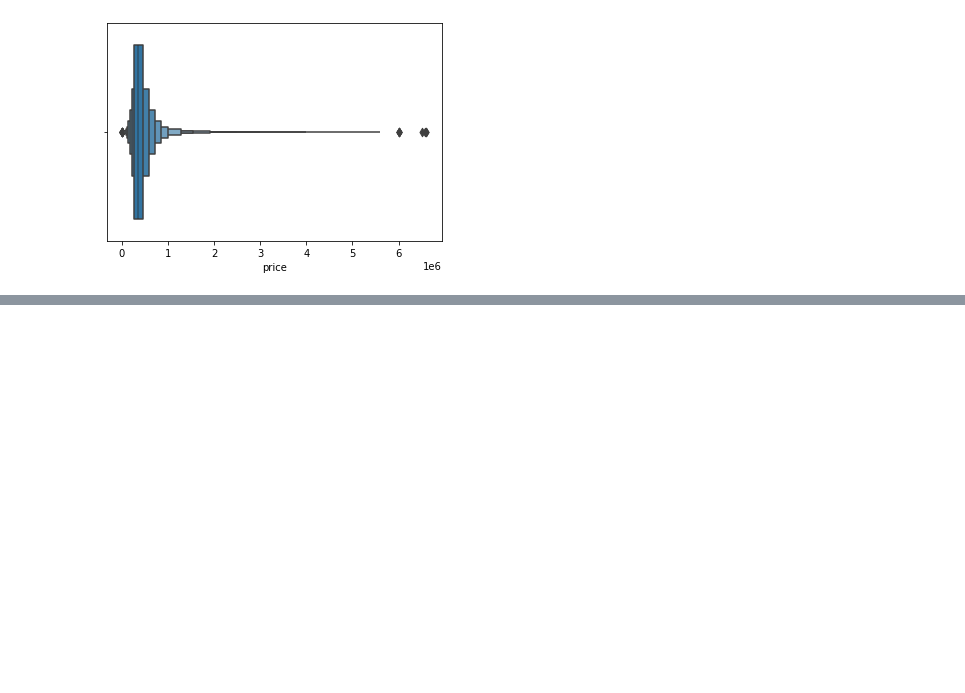
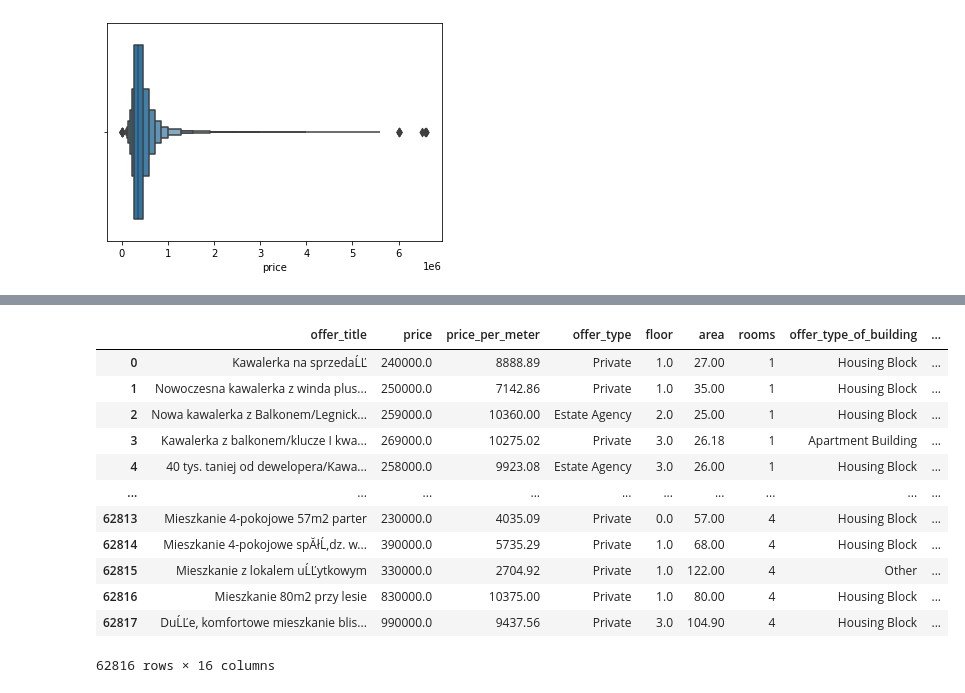
Before and after one commit to mateuszreliga/Poland_OLX_Home_Price, a Jupyter notebook: HomePrices.ipynb, the cells around one changed output, grey strips where cells are left out. Saved outputs shown, nothing was run; the diff lists cells and outputs as text; code cells hidden in the pictures; blank space fills up the shorter version.

```diff
--- a/HomePrices.ipynb
+++ b/HomePrices.ipynb
@@ -83,0 +72,16 @@ df.describe()
+# %%
+df[df['price']!=df['price'].min()]
+# %% [output]
+|  | offer_title | price | price_per_meter | offer_type | floor | area | rooms | offer_type_of_building | ... |
+| 0 | Kawalerka na sprzedaĹĽ | 240000.0 | 8888.89 | Private | 1.0 | 27.00 | 1 | Housing Block | ... |
+| 1 | Nowoczesna kawalerka z winda plus... | 250000.0 | 7142.86 | Private | 1.0 | 35.00 | 1 | Housing Block | ... |
+| 2 | Nowa kawalerka z Balkonem/Legnick... | 259000.0 | 10360.00 | Estate Agency | 2.0 | 25.00 | 1 | Housing Block | ... |
+| 3 | Kawalerka z balkonem/klucze I kwa... | 269000.0 | 10275.02 | Private | 3.0 | 26.18 | 1 | Apartment Building | ... |
+| 4 | 40 tys. taniej od dewelopera/Kawa... | 258000.0 | 9923.08 | Estate Agency | 3.0 | 26.00 | 1 | Housing Block | ... |
+| ... | ... | ... | ... | ... | ... | ... | ... | ... | ... |
+| 62813 | Mieszkanie 4-pokojowe 57m2 parter | 230000.0 | 4035.09 | Private | 0.0 | 57.00 | 4 | Housing Block | ... |
+| 62814 | Mieszkanie 4-pokojowe spĂłĹ‚dz. w... | 390000.0 | 5735.29 | Private | 1.0 | 68.00 | 4 | Housing Block | ... |
+| 62815 | Mieszkanie z lokalem uĹĽytkowym | 330000.0 | 2704.92 | Private | 1.0 | 122.00 | 4 | Other | ... |
+| 62816 | Mieszkanie 80m2 przy lesie | 830000.0 | 10375.00 | Private | 1.0 | 80.00 | 4 | Housing Block | ... |
+| 62817 | DuĹĽe, komfortowe mieszkanie blis... | 990000.0 | 9437.56 | Private | 3.0 | 104.90 | 4 | Housing Block | ... |
+62816 rows × 16 columns
```
Also changed, not shown: parts of 3 cells of this notebook.
